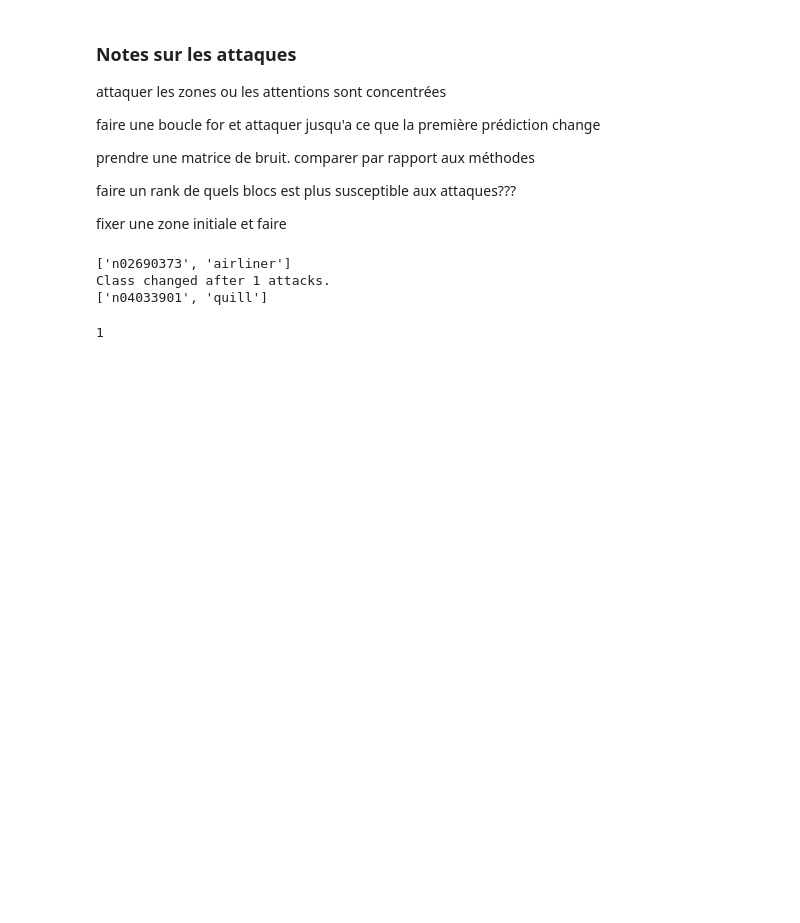
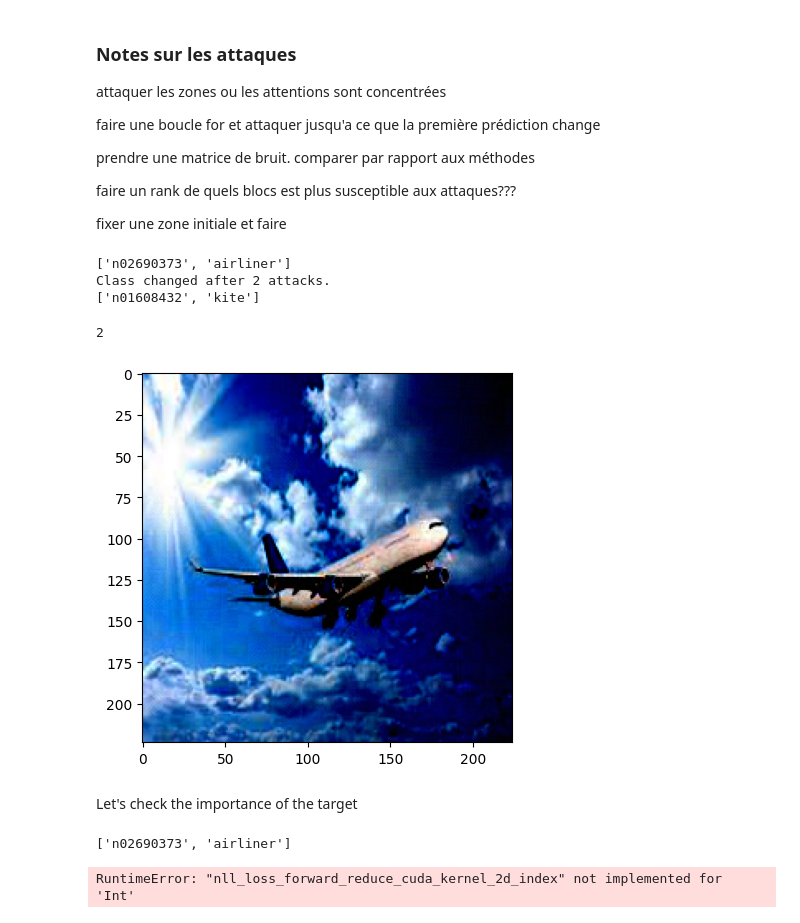
Before and after one commit to momoth12/Project-Explainability-for-Vision-Transformers, a Jupyter notebook: attention_flow_attack.ipynb, the cells around one changed output. Saved outputs shown, nothing was run; the diff lists cells and outputs as text; code cells hidden in the pictures; blank space fills up the shorter version.

Commit message:
attacks_update

```diff
--- a/attention_flow_attack.ipynb
+++ b/attention_flow_attack.ipynb
@@ -278,22 +261,32 @@ def get_best_prediction(scores):
     probs, idx = h_x.sort(0, True)
     probs = probs.numpy()
     idx = idx.numpy()
-    return  classes[idx[0]] #get the highest score
+    return  classes[idx[0]]#, probs[idx[0]]  #get the highest score
 
 def fgsm_attack(image, epsilon, data_grad):
     grad_sign = torch.sign(data_grad)
 
-    perturbed_image = image + epsilon * grad_sign
+
+    mask = torch.ones(224, 224, device=image.device)
+    #mask[130:175, 25:50] = 0 #mask the first attention map
+    #mask[0:30, 175:] = 0 #mask the second attention map
+    #mask[150:175, 180:220] = 0 #mask the third attention map
+    mask[0:75, 0:75] = 0
+
+
+    perturbed_image = image + epsilon * grad_sign * mask
 
     perturbed_image = torch.clamp(perturbed_image, 0, 1)
 
     return perturbed_image
-eps=0.1
+
+eps=0.01
+
 def compute_one_attack(x_img,data_grad,epsilon=eps):
     return fgsm_attack(x_img,epsilon,data_grad)
 
-
-def preprocess_image(img):
+def preprocess_image(image_path, transform):
+    img = Image.open(image_path)
     input_tensor = transform(img).unsqueeze(0)
     return input_tensor.to(DEVICE)
 
@@ -302,10 +295,11 @@ def preprocess_tensor(image):
 
     return image.to(DEVICE)
 # %%
-idx=404
-def multiple_attacks(image, thresold=200):
+idx=265
+
+def multiple_attacks(image,idx, thresold=200):
     attack_number = 0
-    img_tensor = preprocess_image(image)
+    img_tensor = preprocess_image("examples/plane.png", transform)
     img_tensor = img_tensor.requires_grad_(True)  # Ensure img_tensor is a leaf variable
     assumption = True
     scores = model(img_tensor)
@@ -315,35 +309,56 @@ def multiple_attacks(image, thresold=200):
     criterion = nn.CrossEntropyLoss()
     loss = criterion(scores, target)
     loss.backward(retain_graph=True)  # Backpropagate the loss
     data_grad = img_tensor.grad.data
 
 
     while attack_number < thresold and assumption:
 
         model.zero_grad()
         img_tensor = compute_one_attack(img_tensor, data_grad)
         attack_number += 1
         criterion = nn.CrossEntropyLoss()
         img_tensor = img_tensor.requires_grad_(True)  # Ensure img_tensor is a leaf variable
         target = torch.tensor([idx]).to(DEVICE)
         scores = model(img_tensor)
         loss = criterion(scores, target)
         loss.backward(retain_graph=True)  # Backpropagate the loss
         #data_grad = img_tensor.grad.data
         new_best_prediction = get_best_prediction(scores)
         #print(new_best_prediction)
-        if new_best_prediction == my_pred:
+        if new_best_prediction == my_pred : #['n02692877', 'airship']
             assumption = True
         else:
             assumption = False
 
     print("Class changed after", attack_number, "attacks.")
     print( new_best_prediction)
+
+    reshaped_image = np.squeeze(img_tensor.detach().cpu().numpy())
+    reshaped_image = np.transpose(reshaped_image, (1, 2, 0))
+    plt.imshow(np.array(reshaped_image))
+
     return attack_number
 
-multiple_attacks(img)
+multiple_attacks(input_tensor,idx)
 # %% [output]
 ['n02690373', 'airliner']
-Class changed after 1 attacks.
-['n04033901', 'quill']
+Class changed after 2 attacks.
+['n01608432', 'kite']
-1
+2
+[figure, added]
+# %% [markdown]
+Let's check the importance of the target
+# %%
+target_range=np.arange(1,5)
+number_of_attacks=[]
+for i in target_range:
+    number_of_attacks.append(multiple_attacks(input_tensor,i))
+# plt.plot(target_range,number_of_attacks)
+# plt.xlabel('Target class index')
+# plt.ylabel('Number of attacks to change the class')
+# plt.title('Number of attacks to change the class according to the target class index')
+# plt.show()
+# %% [output]
+['n02690373', 'airliner']
+RuntimeError: "nll_loss_forward_reduce_cuda_kernel_2d_index" not implemented for 'Int'
```
Also changed, not shown: parts of 9 cells of this notebook.
